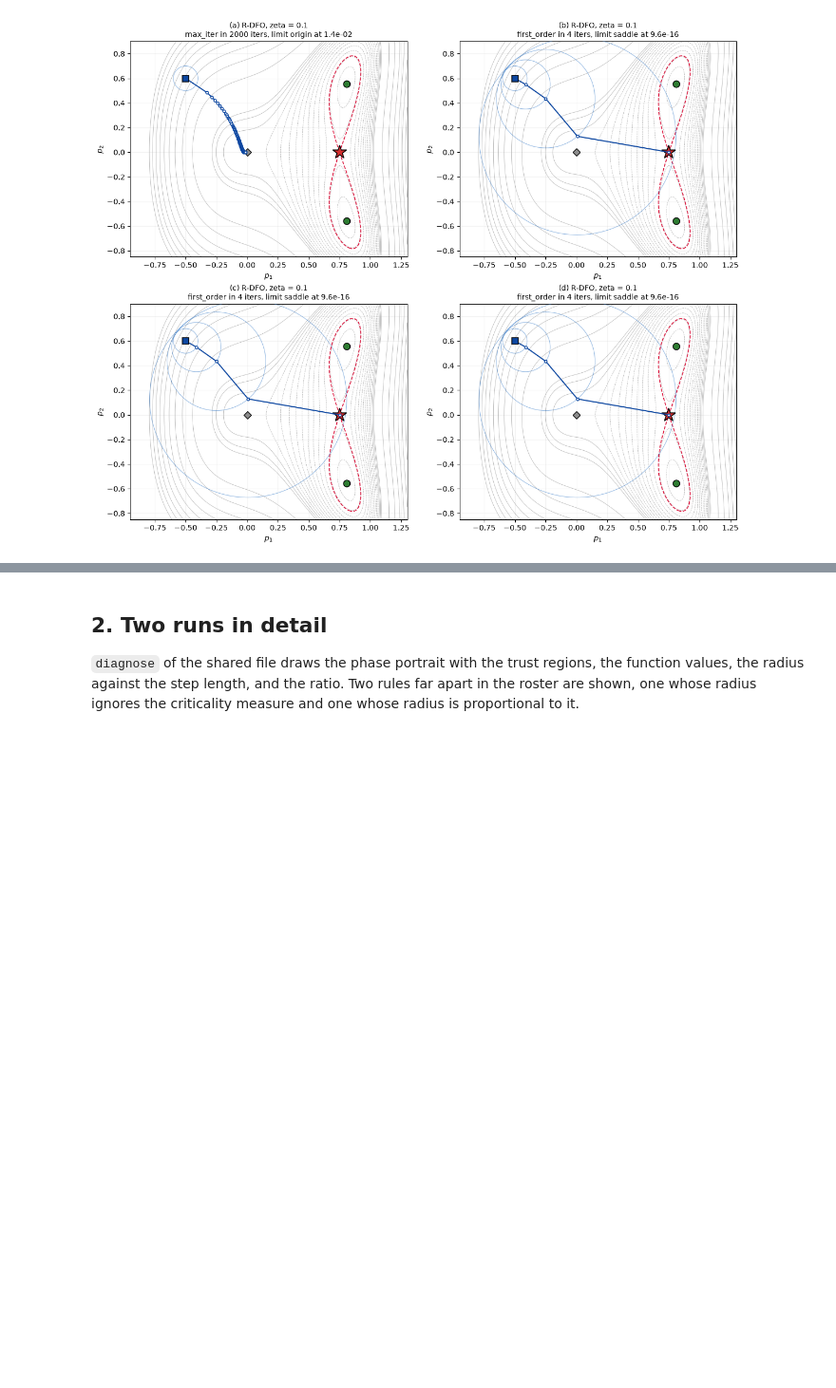
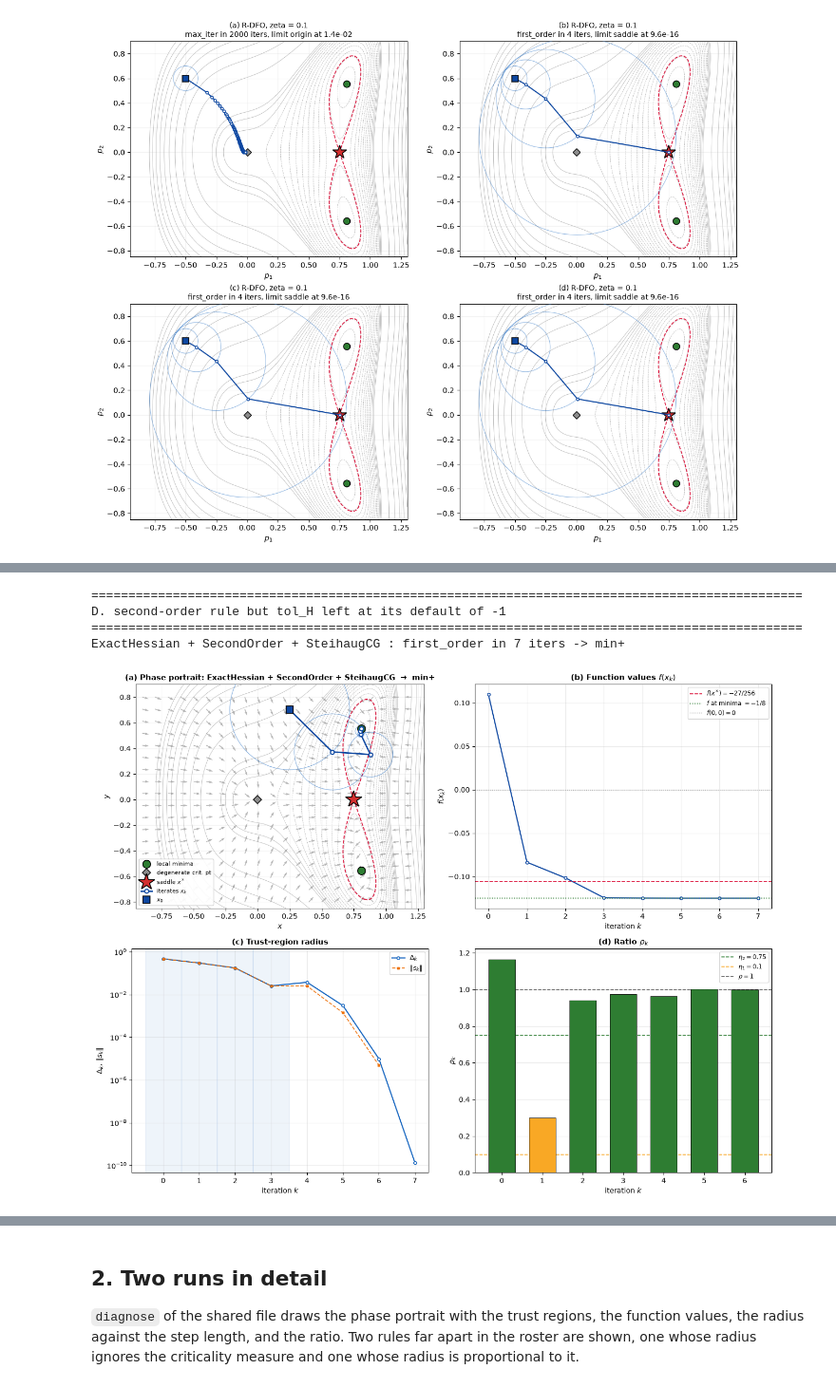
Before and after one commit to JeremyRieussec/TrustRegionRadius.jl, a Jupyter notebook: notebooks/FINAL/SPD/spd_target_saddle_v1.ipynb, the cells around one changed output, grey strips where cells are left out. Shown at 95% size. Drawn from its saved outputs; the diff is of its cells as text; code cells hidden in the pictures; blank space fills up the shorter version.

```diff
--- a/notebooks/FINAL/SPD/spd_target_saddle_v1.ipynb
+++ b/notebooks/FINAL/SPD/spd_target_saddle_v1.ipynb
@@ -373,0 +403,15 @@ fig4 = four_regimes(FOUR;
+# %%
+println()
+println("="^96)
+println("D. second-order rule but tol_H left at its default of -1")
+println("="^96)
+fig_d = diagnose(rule = SecondOrder(RGradCapped(γ1 = G1, γ2 = G2, γ3 = G3, μ = MU0, μ_max = 128, Δmin = 0.0)),
+                 model = ExactHessian(), subsolver = SteihaugCG(),
+                 kmax = KMAX, tol = TOL, x0 =[0.25 , 0.7],
+                 savepath = joinpath(SADDLEDIR, "D_rgradtau_no_tolH.png"))
+# %% [output]
+================================================================================================
+D. second-order rule but tol_H left at its default of -1
+================================================================================================
+ExactHessian + SecondOrder + SteihaugCG : first_order in 7 iters -> min+
+[figure, added]
```
Also changed, not shown: parts of 9 cells of this notebook, 10 other files.
